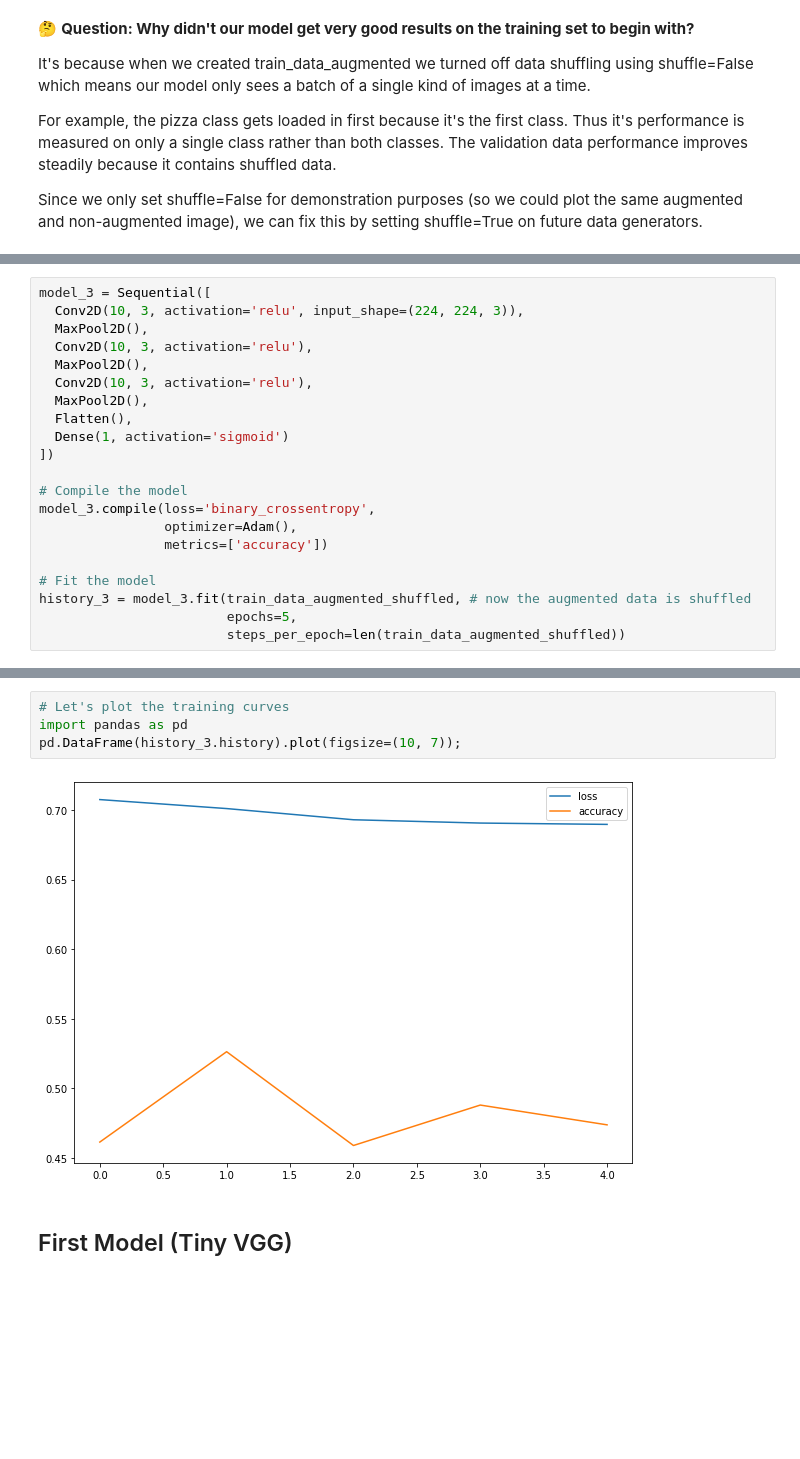
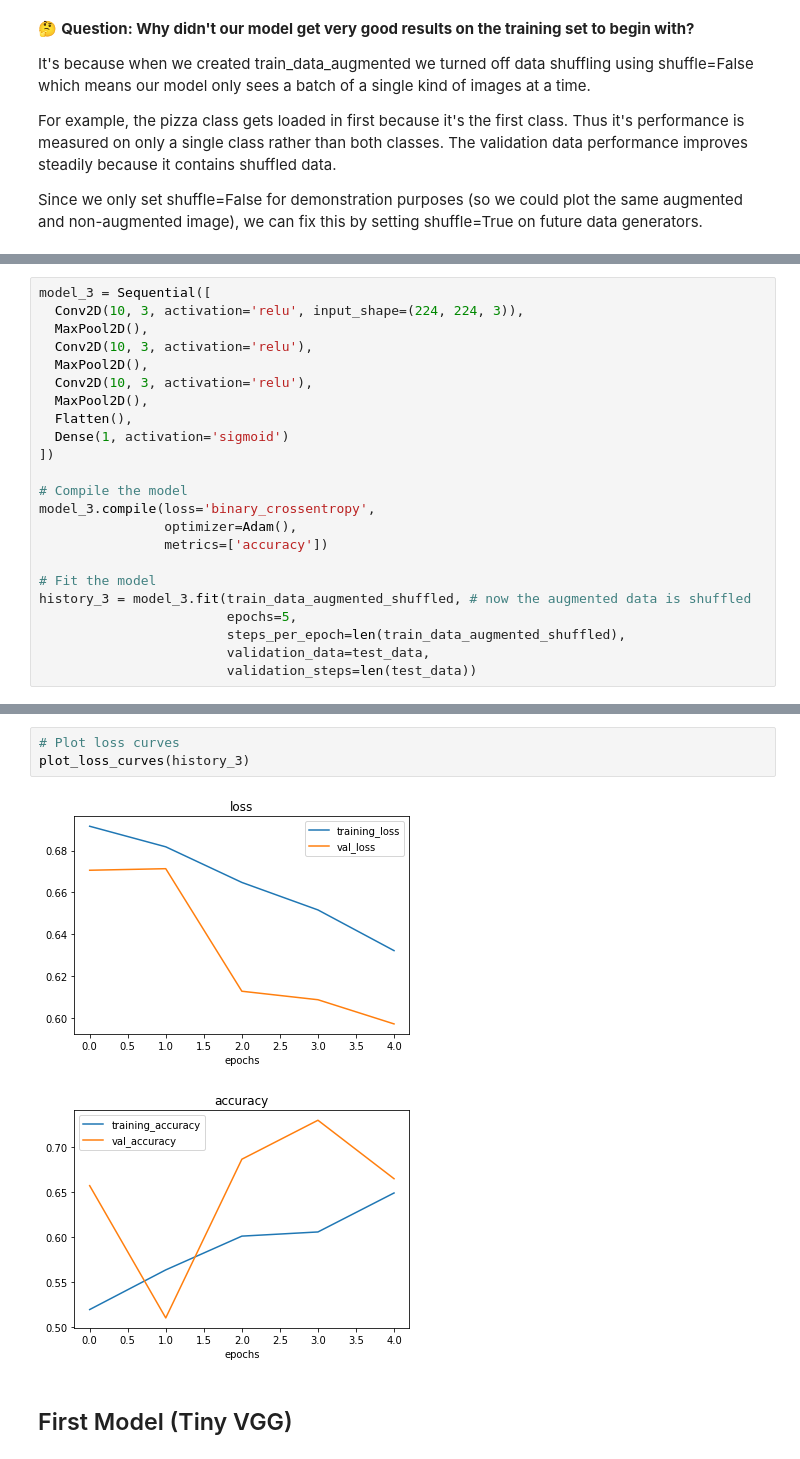
Before and after one commit to prachuryanath/Covid-XRay, a Jupyter notebook: model.ipynb, the cells around one changed output, grey strips where cells are left out. Saved outputs shown, nothing was run; the diff lists cells and outputs as text; blank space fills up the shorter version.

```diff
--- a/model.ipynb
+++ b/model.ipynb
@@ -276,6 +345,8 @@ model_3.compile(loss='binary_crossentropy',
 # Fit the model
 history_3 = model_3.fit(train_data_augmented_shuffled, # now the augmented data is shuffled
                         epochs=5,
-                        steps_per_epoch=len(train_data_augmented_shuffled))
+                        steps_per_epoch=len(train_data_augmented_shuffled),
+                        validation_data=test_data,
+                        validation_steps=len(test_data))
 # %% [output]
 Epoch 1/5
@@ -308,12 +379,12 @@ Total params: 8,861
 Trainable params: 8,861
 Non-trainable params: 0
 _________________________________________________________________
-# %%
-# Let's plot the training curves
-import pandas as pd
-pd.DataFrame(history_3.history).plot(figsize=(10, 7));
-# %% [output]
-[figure, removed]
+# %%
+# Plot loss curves
+plot_loss_curves(history_3)
+# %% [output]
+[figure, added]
+[figure, added]
 # %% [markdown]
 ## First Model (Tiny VGG)
 # %%
```
Also changed, not shown: parts of 29 cells of this notebook.
